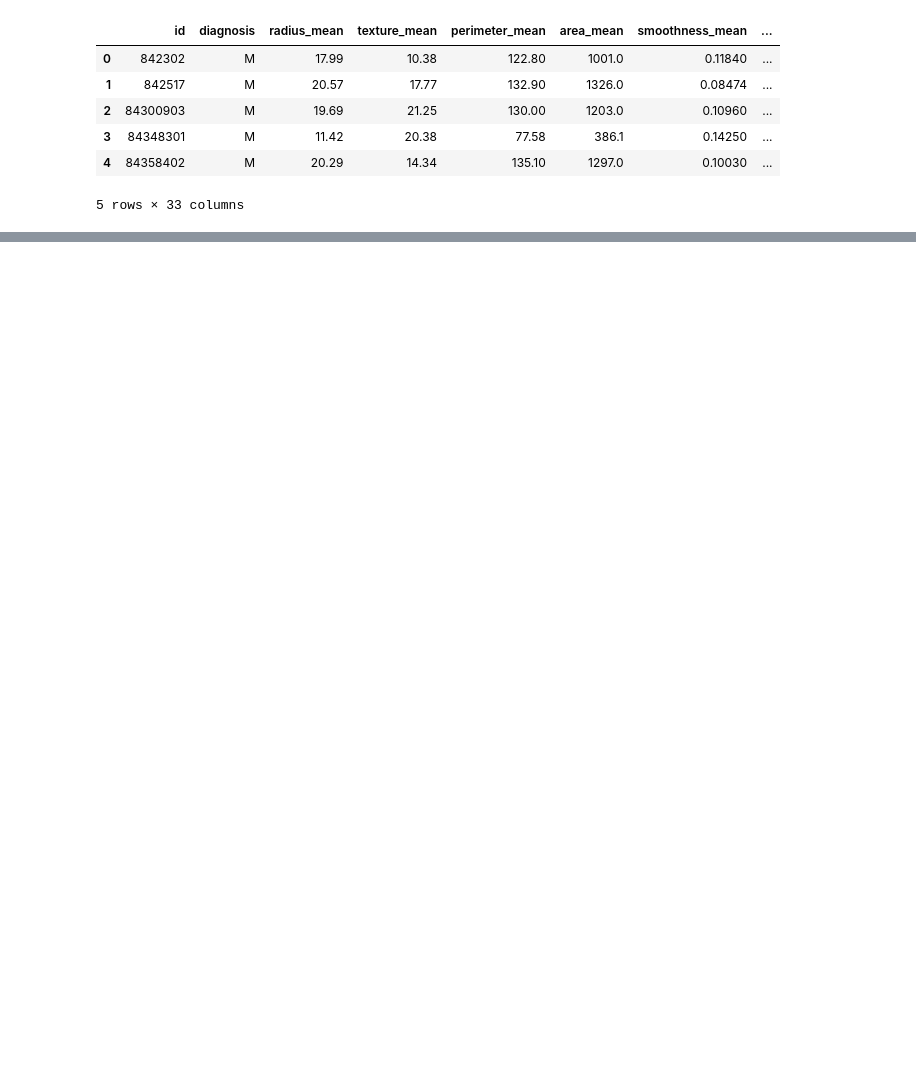
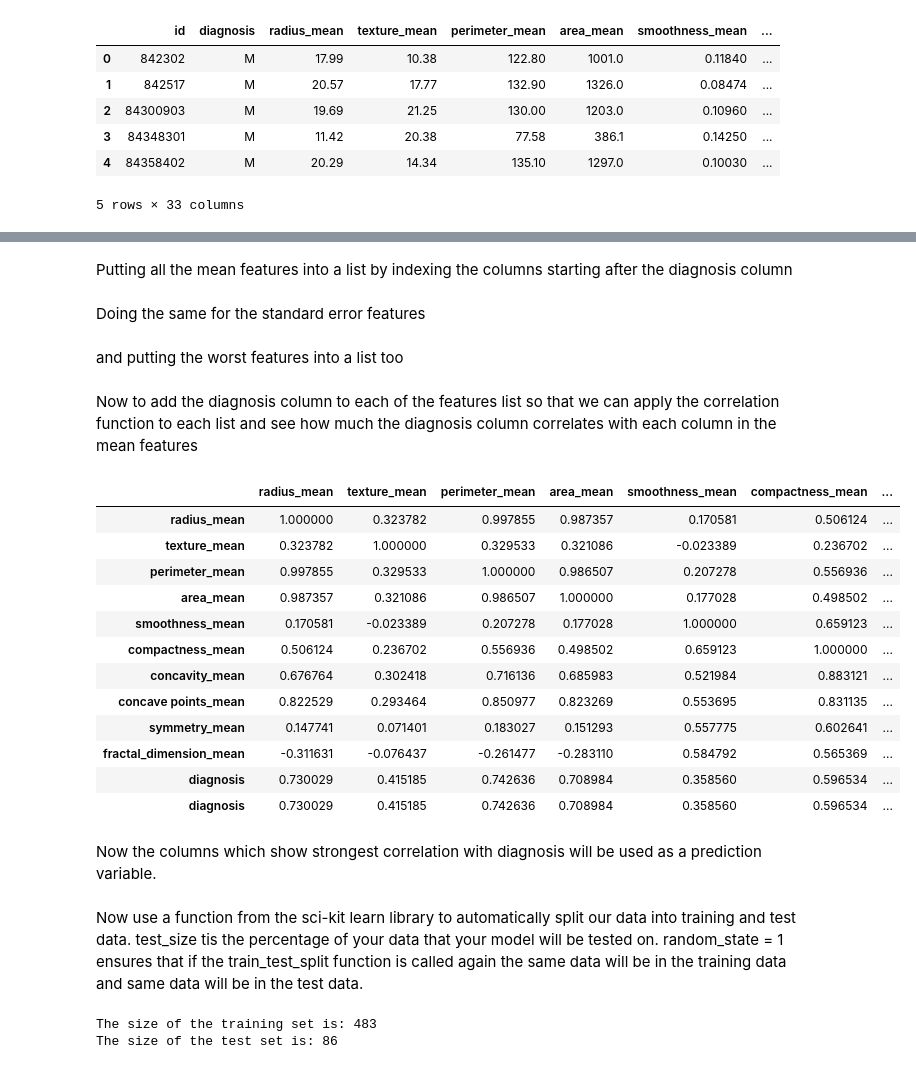
Before and after one commit to marahmedi/diagnosing-breast-cancer, a Jupyter notebook: Diagnosing breast cancer.ipynb, the cells around one changed output, grey strips where cells are left out. Saved outputs shown, nothing was run; the diff lists cells and outputs as text; code cells hidden in the pictures; blank space fills up the shorter version.

```diff
--- a/Diagnosing breast cancer.ipynb
+++ b/Diagnosing breast cancer.ipynb
@@ -19,0 +81,6 @@ df = df.drop(columns='Unnamed: 32', axis=1)
+# %% [markdown]
+Putting all the mean features into a list by indexing the columns starting after the diagnosis column
+# %%
+mean_features = list(df.columns[1:11])
+# %% [markdown]
+Doing the same for the standard error features
@@ -19,0 +89,2 @@ df = df.drop(columns='Unnamed: 32', axis=1)
+# %% [markdown]
+and putting the worst features into a list too
@@ -19,0 +93,28 @@ df = df.drop(columns='Unnamed: 32', axis=1)
+# %% [markdown]
+Now to add the diagnosis column to each of the features list so that we can apply the correlation function to each list and see how much the diagnosis column correlates with each column in the mean features
+# %%
+mean_features.append('diagnosis')
+se_features.append('diagnosis')
+worst_features.append('diagnosis')
+# %%
+mean_corr = df[mean_features].corr()
+se_corr = df[se_features].corr()
+worst_corr = df[worst_features].corr()
+# %%
+mean_corr
+# %% [output]
+|  | radius_mean | texture_mean | perimeter_mean | area_mean | smoothness_mean | compactness_mean | ... |
+| radius_mean | 1.000000 | 0.323782 | 0.997855 | 0.987357 | 0.170581 | 0.506124 | ... |
+| texture_mean | 0.323782 | 1.000000 | 0.329533 | 0.321086 | -0.023389 | 0.236702 | ... |
+| perimeter_mean | 0.997855 | 0.329533 | 1.000000 | 0.986507 | 0.207278 | 0.556936 | ... |
+| area_mean | 0.987357 | 0.321086 | 0.986507 | 1.000000 | 0.177028 | 0.498502 | ... |
+| smoothness_mean | 0.170581 | -0.023389 | 0.207278 | 0.177028 | 1.000000 | 0.659123 | ... |
+| compactness_mean | 0.506124 | 0.236702 | 0.556936 | 0.498502 | 0.659123 | 1.000000 | ... |
+| concavity_mean | 0.676764 | 0.302418 | 0.716136 | 0.685983 | 0.521984 | 0.883121 | ... |
+| concave points_mean | 0.822529 | 0.293464 | 0.850977 | 0.823269 | 0.553695 | 0.831135 | ... |
+| symmetry_mean | 0.147741 | 0.071401 | 0.183027 | 0.151293 | 0.557775 | 0.602641 | ... |
+| fractal_dimension_mean | -0.311631 | -0.076437 | -0.261477 | -0.283110 | 0.584792 | 0.565369 | ... |
+| diagnosis | 0.730029 | 0.415185 | 0.742636 | 0.708984 | 0.358560 | 0.596534 | ... |
+| diagnosis | 0.730029 | 0.415185 | 0.742636 | 0.708984 | 0.358560 | 0.596534 | ... |
+# %% [markdown]
+Now the columns which show strongest correlation with diagnosis will be used as a prediction variable.
@@ -19,0 +124,2 @@ df = df.drop(columns='Unnamed: 32', axis=1)
+# %% [markdown]
+Now use a function from the sci-kit learn library to automatically split our data into training and test data. test_size tis the percentage of your data that your model will be tested on. random_state = 1 ensures that if the train_test_split function is called again the same data will be in the training data and same data will be in the test data.
@@ -19,0 +130,13 @@ df = df.drop(columns='Unnamed: 32', axis=1)
+# %%
+def split_sizes(train, test):
+
+    train_set_size = len(train)
+    test_set_size = len(test)
+
+    print(f'The size of the training set is: {train_set_size}')
+    print(f'The size of the test set is: {test_set_size}')
+
+split_sizes(train, test)
+# %% [output]
+The size of the training set is: 483
+The size of the test set is: 86
```
Also changed, not shown: parts of 26 cells of this notebook.
